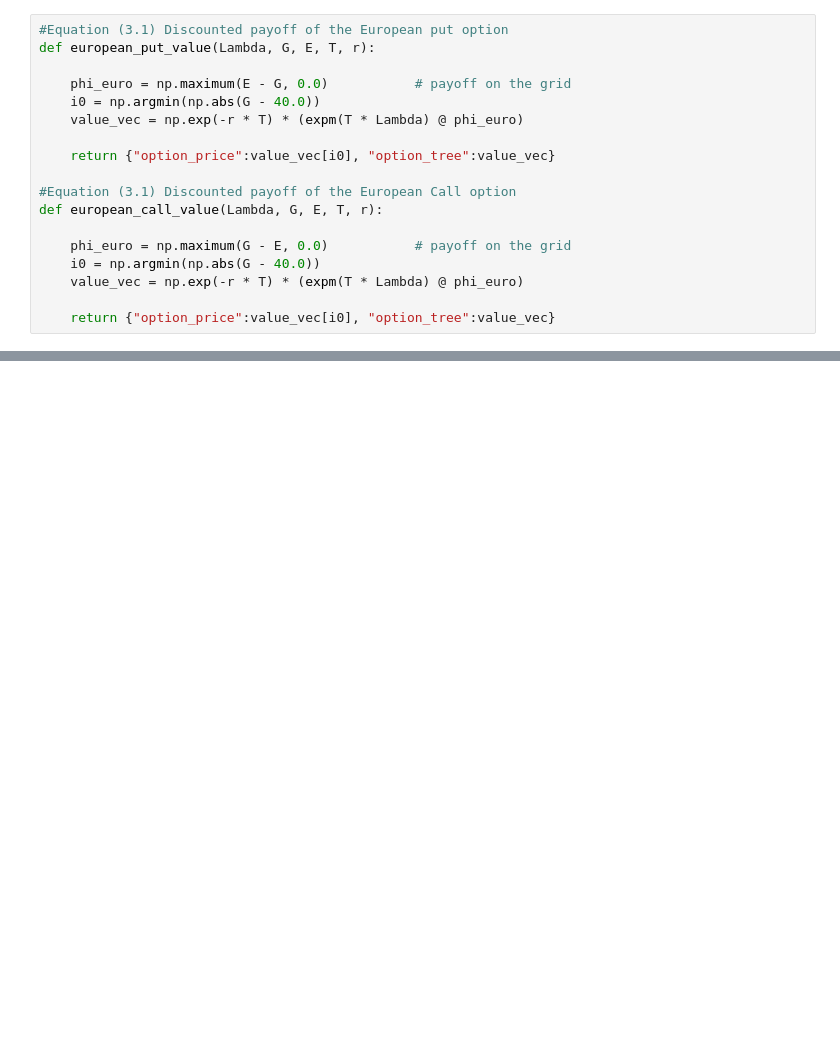
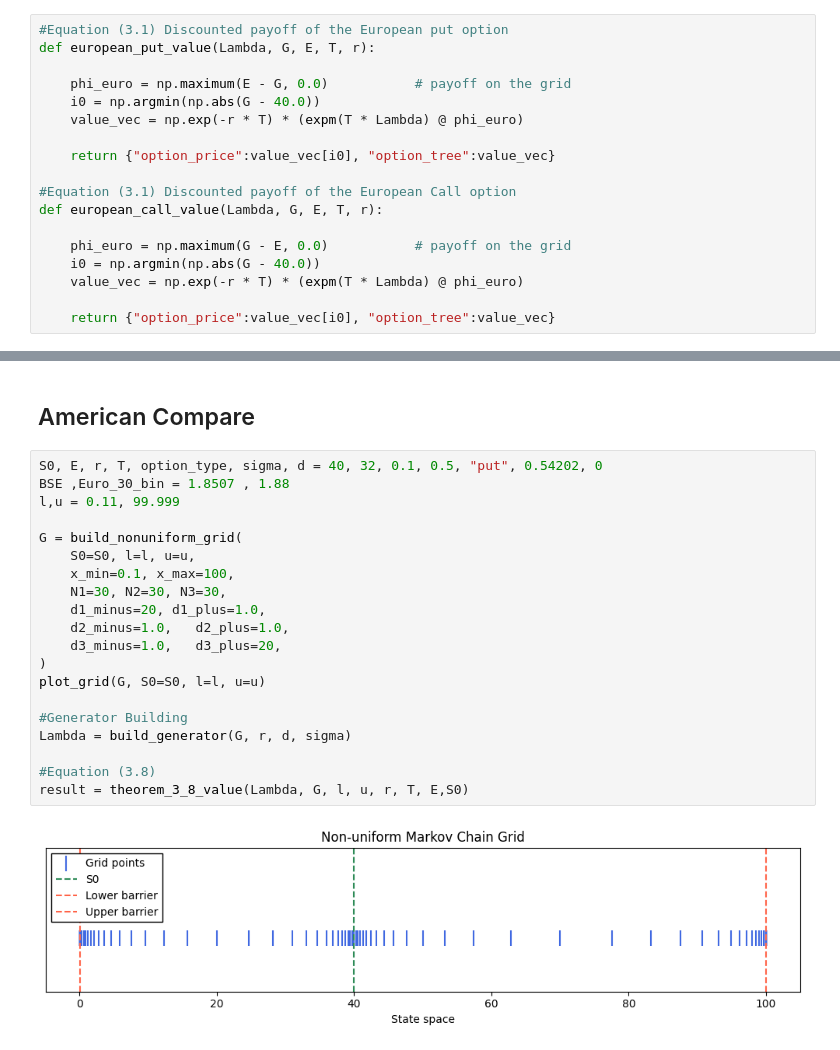
Before and after one commit to heavy-t/MMATH_Project, a Jupyter notebook: Markov.ipynb, the cells around one changed output, grey strips where cells are left out. Saved outputs shown, nothing was run; the diff lists cells and outputs as text; blank space fills up the shorter version.

```diff
--- a/Markov.ipynb
+++ b/Markov.ipynb
@@ -459,0 +470,24 @@ True
+# %% [markdown]
+## American Compare
+# %%
+S0, E, r, T, option_type, sigma, d = 40, 32, 0.1, 0.5, "put", 0.54202, 0
+BSE ,Euro_30_bin = 1.8507 , 1.88
+l,u = 0.11, 99.999
+
+G = build_nonuniform_grid(
+    S0=S0, l=l, u=u,
+    x_min=0.1, x_max=100,
+    N1=30, N2=30, N3=30,
+    d1_minus=20, d1_plus=1.0,
+    d2_minus=1.0,   d2_plus=1.0,
+    d3_minus=1.0,   d3_plus=20,
+)
+plot_grid(G, S0=S0, l=l, u=u)
+
+#Generator Building
+Lambda = build_generator(G, r, d, sigma)
+
+#Equation (3.8)
+result = theorem_3_8_value(Lambda, G, l, u, r, T, E,S0)
+# %% [output]
+[figure, added]
```
Also changed, not shown: parts of 3 cells of this notebook.
